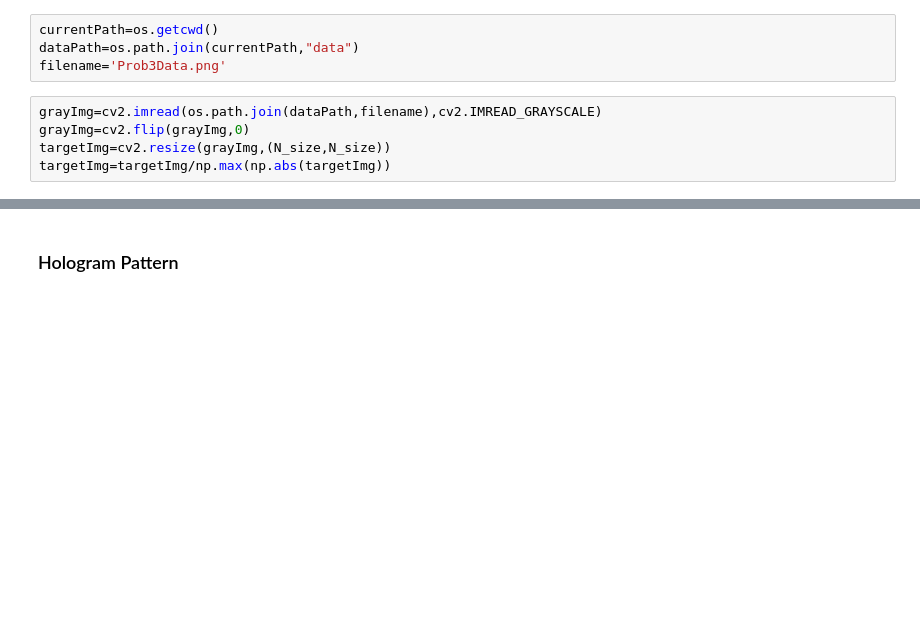
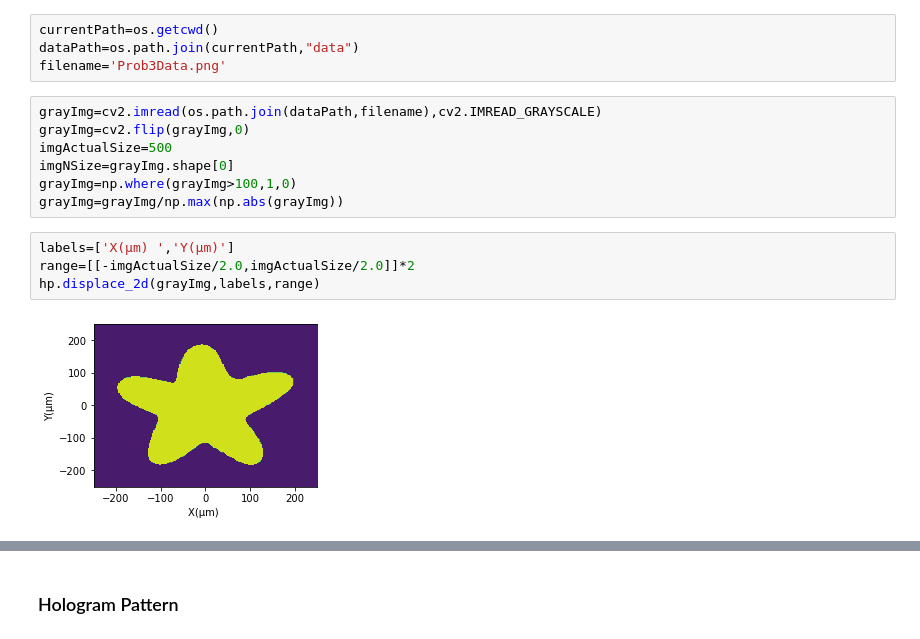
Before and after one commit to yesunhuang/Optics_Toolbox_In_Python, a Jupyter notebook: notebooks/GSAlgorithm.ipynb, the cells around one changed output, grey strips where cells are left out. Drawn from its saved outputs; the diff is of its cells as text; blank space fills up the shorter version.

```diff
--- a/notebooks/GSAlgorithm.ipynb
+++ b/notebooks/GSAlgorithm.ipynb
@@ -61,5 +61,13 @@ filename='Prob3Data.png'
 # %%
 grayImg=cv2.imread(os.path.join(dataPath,filename),cv2.IMREAD_GRAYSCALE)
 grayImg=cv2.flip(grayImg,0)
-targetImg=cv2.resize(grayImg,(N_size,N_size))
-targetImg=targetImg/np.max(np.abs(targetImg))
+imgActualSize=500
+imgNSize=grayImg.shape[0]
+grayImg=np.where(grayImg>100,1,0)
+grayImg=grayImg/np.max(np.abs(grayImg))
+# %%
+labels=['X(μm) ','Y(μm)']
+range=[[-imgActualSize/2.0,imgActualSize/2.0]]*2
+hp.displace_2d(grayImg,labels,range)
+# %% [output]
+[figure, added]
```
Also changed, not shown: parts of 12 cells of this notebook, 1 other file.
